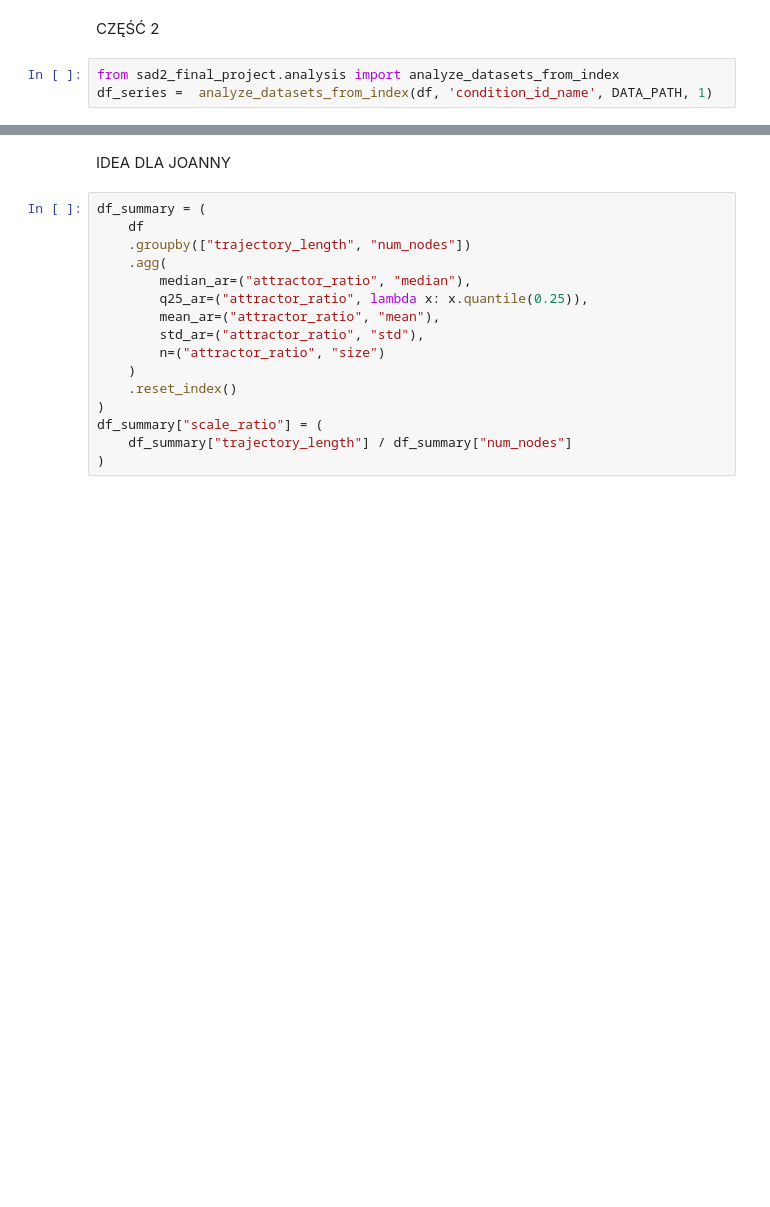
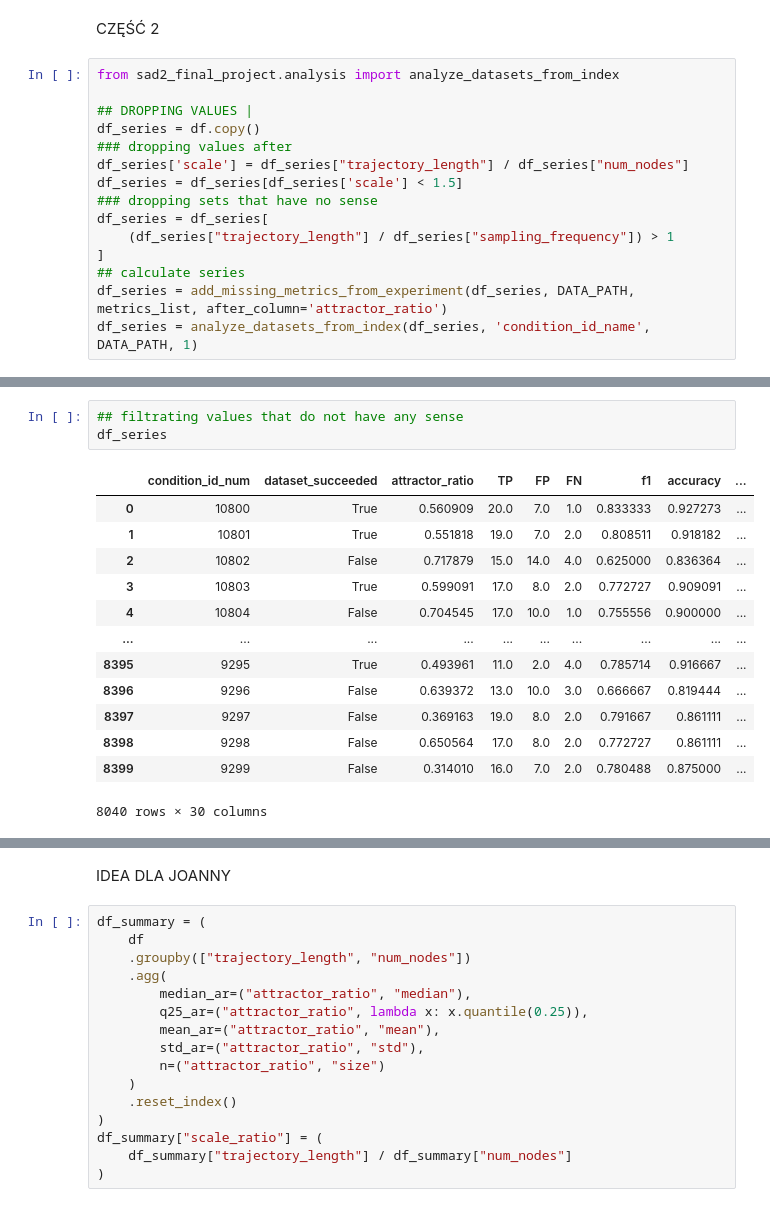
Before and after one commit to maxi7524/SAD2_final_project, a Jupyter notebook: notebooks/raport_max.ipynb, the cells around one changed output, grey strips where cells are left out. Drawn from its saved outputs; the diff is of its cells as text; blank space fills up the shorter version.

```diff
--- a/notebooks/raport_max.ipynb
+++ b/notebooks/raport_max.ipynb
@@ -43,4 +46,16 @@ df
 CZĘŚĆ 2
 # %%
 from sad2_final_project.analysis import analyze_datasets_from_index
-df_series =  analyze_datasets_from_index(df, 'condition_id_name', DATA_PATH, 1)
+
+## DROPPING VALUES |
+df_series = df.copy()
+### dropping values after
+df_series['scale'] = df_series["trajectory_length"] / df_series["num_nodes"]
+df_series = df_series[df_series['scale'] < 1.5]
+### dropping sets that have no sense
+df_series = df_series[
+    (df_series["trajectory_length"] / df_series["sampling_frequency"]) > 1
+]
+## calculate series
+df_series = add_missing_metrics_from_experiment(df_series, DATA_PATH, metrics_list, after_column='attractor_ratio')
+df_series = analyze_datasets_from_index(df_series, 'condition_id_name', DATA_PATH, 1)
@@ -207,0 +216,17 @@ for update_mode in df_series["update_mode"].unique():
+# %%
+## filtrating values that do not have any sense
+df_series
+# %% [output]
+|  | condition_id_num | dataset_succeeded | attractor_ratio | TP | FP | FN | f1 | accuracy | ... |
+| 0 | 10800 | True | 0.560909 | 20.0 | 7.0 | 1.0 | 0.833333 | 0.927273 | ... |
+| 1 | 10801 | True | 0.551818 | 19.0 | 7.0 | 2.0 | 0.808511 | 0.918182 | ... |
+| 2 | 10802 | False | 0.717879 | 15.0 | 14.0 | 4.0 | 0.625000 | 0.836364 | ... |
+| 3 | 10803 | True | 0.599091 | 17.0 | 8.0 | 2.0 | 0.772727 | 0.909091 | ... |
+| 4 | 10804 | False | 0.704545 | 17.0 | 10.0 | 1.0 | 0.755556 | 0.900000 | ... |
+| ... | ... | ... | ... | ... | ... | ... | ... | ... | ... |
+| 8395 | 9295 | True | 0.493961 | 11.0 | 2.0 | 4.0 | 0.785714 | 0.916667 | ... |
+| 8396 | 9296 | False | 0.639372 | 13.0 | 10.0 | 3.0 | 0.666667 | 0.819444 | ... |
+| 8397 | 9297 | False | 0.369163 | 19.0 | 8.0 | 2.0 | 0.791667 | 0.861111 | ... |
+| 8398 | 9298 | False | 0.650564 | 17.0 | 8.0 | 2.0 | 0.772727 | 0.861111 | ... |
+| 8399 | 9299 | False | 0.314010 | 16.0 | 7.0 | 2.0 | 0.780488 | 0.875000 | ... |
+8040 rows × 30 columns
```
Also changed, not shown: parts of 12 cells of this notebook, 5 other files.
